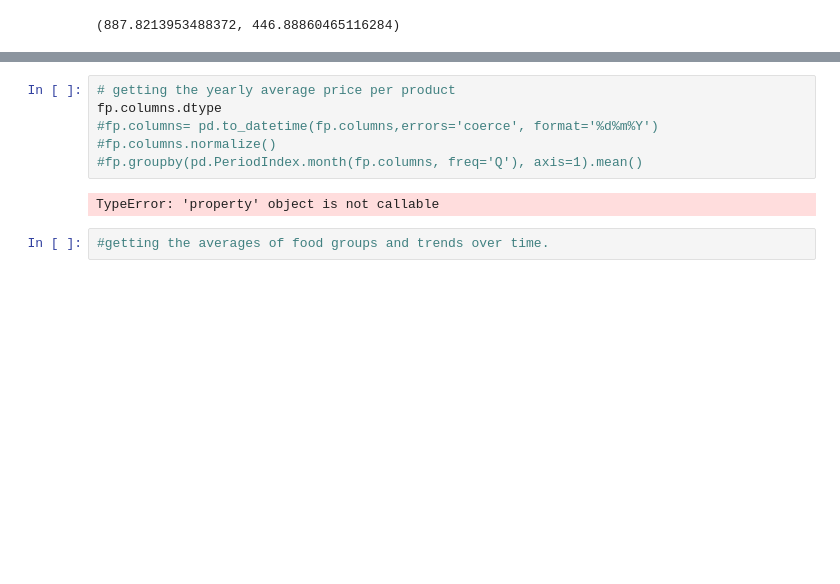
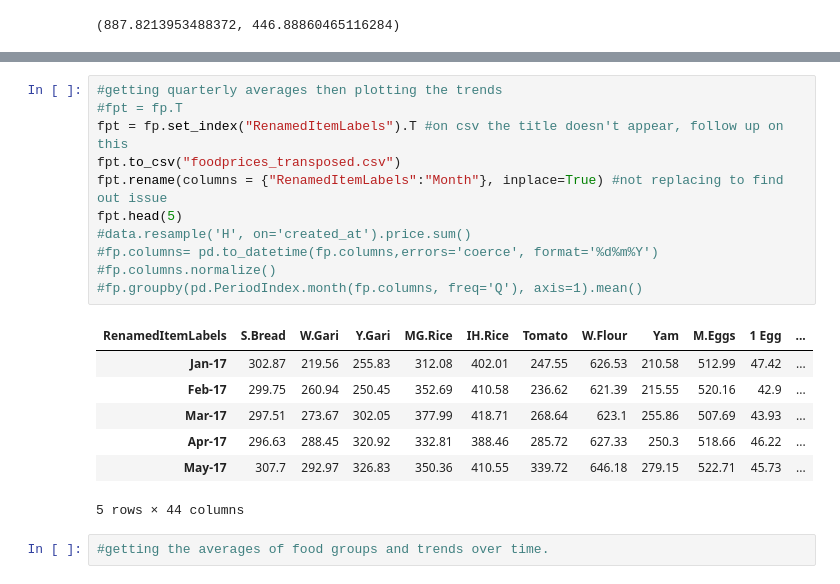
Before and after one commit to Belafrio/jenga-project, a Jupyter notebook: Foundations in Data Science Project.ipynb, the cells around one changed output, grey strips where cells are left out. Cells and saved outputs as stored; diff of their text form; blank space fills up the shorter version.

```diff
--- a/Foundations in Data Science Project.ipynb
+++ b/Foundations in Data Science Project.ipynb
@@ -128,10 +130,21 @@ plt.show()
 # %%
-# getting the yearly average price per product
-fp.columns.dtype
+#getting quarterly averages then plotting the trends
+#fpt = fp.T
+fpt = fp.set_index("RenamedItemLabels").T #on csv the title doesn't appear, follow up on this
+fpt.to_csv("foodprices_transposed.csv")
+fpt.rename(columns = {"RenamedItemLabels":"Month"}, inplace=True) #not replacing to find out issue
+fpt.head(5)
+#data.resample('H', on='created_at').price.sum()
 #fp.columns= pd.to_datetime(fp.columns,errors='coerce', format='%d%m%Y')
 #fp.columns.normalize()
 #fp.groupby(pd.PeriodIndex.month(fp.columns, freq='Q'), axis=1).mean()
 # %% [output]
+| RenamedItemLabels | S.Bread | W.Gari | Y.Gari | MG.Rice | IH.Rice | Tomato | W.Flour | Yam | M.Eggs | 1 Egg | ... |
+| Jan-17 | 302.87 | 219.56 | 255.83 | 312.08 | 402.01 | 247.55 | 626.53 | 210.58 | 512.99 | 47.42 | ... |
+| Feb-17 | 299.75 | 260.94 | 250.45 | 352.69 | 410.58 | 236.62 | 621.39 | 215.55 | 520.16 | 42.9 | ... |
+| Mar-17 | 297.51 | 273.67 | 302.05 | 377.99 | 418.71 | 268.64 | 623.1 | 255.86 | 507.69 | 43.93 | ... |
+| Apr-17 | 296.63 | 288.45 | 320.92 | 332.81 | 388.46 | 285.72 | 627.33 | 250.3 | 518.66 | 46.22 | ... |
+| May-17 | 307.7 | 292.97 | 326.83 | 350.36 | 410.55 | 339.72 | 646.18 | 279.15 | 522.71 | 45.73 | ... |
-TypeError: 'property' object is not callable
+5 rows × 44 columns
 # %%
 #getting the averages of food groups and trends over time.
```
Also changed, not shown: parts of 8 cells of this notebook.
